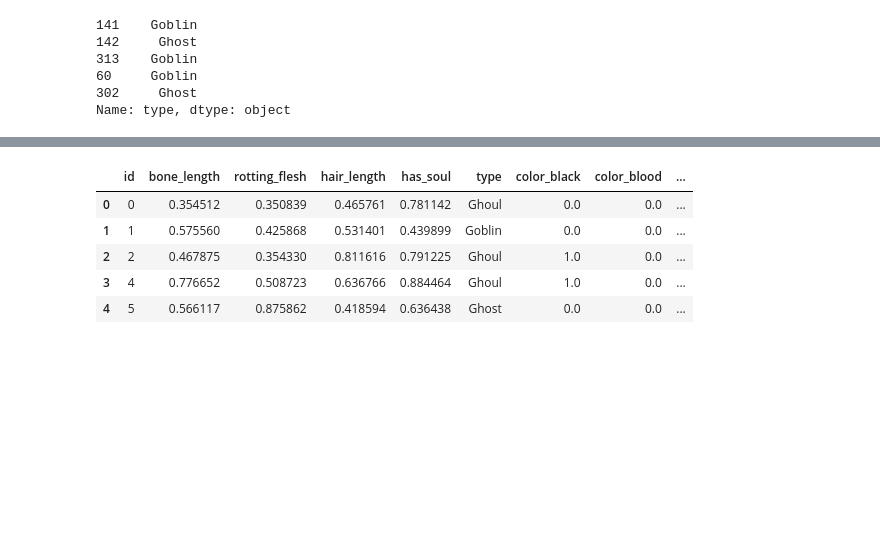
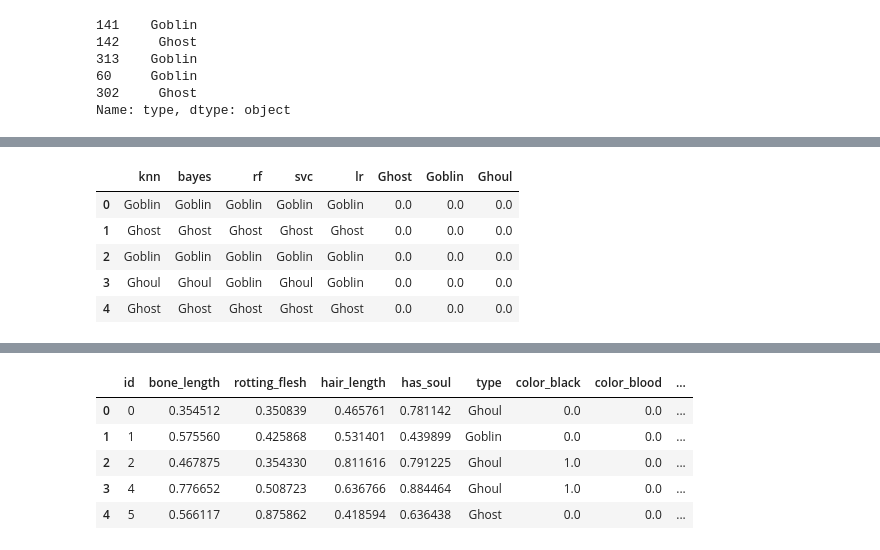
Before and after one commit to itaraday/Ghouls-Goblins-and-Ghosts, a Jupyter notebook: Ghouls, Goblins, and Ghosts... Boo!.ipynb, the cells around one changed output, grey strips where cells are left out. Cells and saved outputs as stored; diff of their text form; code cells hidden in the pictures; blank space fills up the shorter version.

```diff
--- a/Ghouls, Goblins, and Ghosts... Boo!.ipynb
+++ b/Ghouls, Goblins, and Ghosts... Boo!.ipynb
@@ -323,3 +326,12 @@ Normalized confusion matrix
  [ 0.    0.91  0.09]
  [ 0.11  0.33  0.56]]
 [figure]
+# %%
+preds.head()
+# %% [output]
+|  | knn | bayes | rf | svc | lr | Ghost | Goblin | Ghoul |
+| 0 | Goblin | Goblin | Goblin | Goblin | Goblin | 0.0 | 0.0 | 0.0 |
+| 1 | Ghost | Ghost | Ghost | Ghost | Ghost | 0.0 | 0.0 | 0.0 |
+| 2 | Goblin | Goblin | Goblin | Goblin | Goblin | 0.0 | 0.0 | 0.0 |
+| 3 | Ghoul | Ghoul | Goblin | Ghoul | Goblin | 0.0 | 0.0 | 0.0 |
+| 4 | Ghost | Ghost | Ghost | Ghost | Ghost | 0.0 | 0.0 | 0.0 |
```
Also changed, not shown: parts of 2 cells of this notebook.
